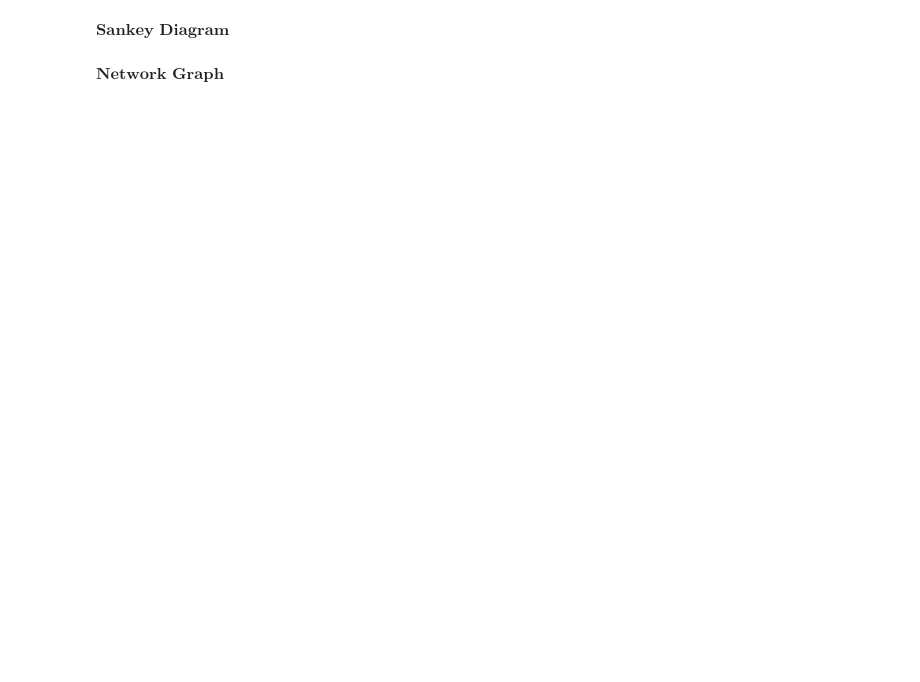
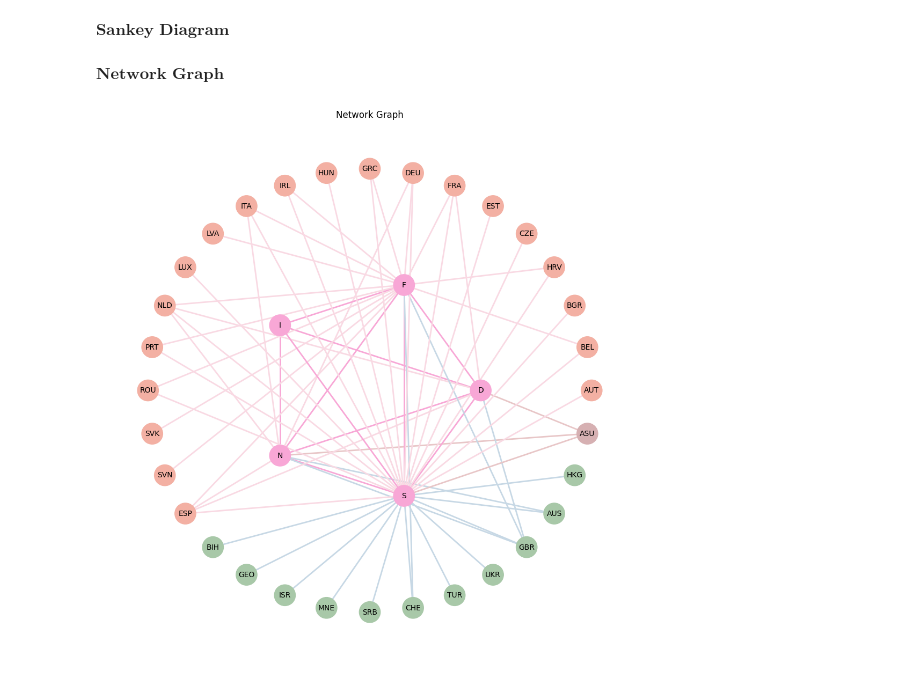
Before and after one commit to Liyari/Plot, a Jupyter notebook: plots.ipynb, the cells around one changed output. Saved outputs shown, nothing was run; the diff lists cells and outputs as text; code cells hidden in the pictures; blank space fills up the shorter version.

```diff
--- a/plots.ipynb
+++ b/plots.ipynb
@@ -68,2 +131,95 @@ $\textbf{Sankey Diagram}$
 # %% [markdown]
 $\textbf{Network Graph}$
+# %%
+import pandas as pd
+import networkx as nx
+import numpy as np
+import matplotlib.pyplot as plt
+
+def load_and_create_graph(csv_path):
+    data = pd.read_csv(csv_path)
+    G = nx.Graph()
+    nodes = data.columns[1:].tolist()
+    G.add_nodes_from(nodes)
+
+    for _, row in data.iterrows():
+        node = row['LABELS']
+        for target, value in row[1:].items():
+            if value > 0:
+                G.add_edge(node, target, weight=value)
+    return G, nodes
+
+def calculate_positions_and_colors(nodes):
+    pentagon_nodes = ['D', 'F', 'I', 'N', 'S']
+    angle = np.linspace(0, 2 * np.pi, len(pentagon_nodes), endpoint=False)
+    pos = {node: (np.cos(a), np.sin(a)) for node, a in zip(pentagon_nodes, angle)}
+
+    outer_radius = 2
+    yellow_nodes = [node for node in nodes if node in ['AUT', 'BEL', 'BGR', 'HRV', 'CZE', 'EST', 'FRA', 'DEU', 'GRC', 'HUN', 'IRL', 'ITA', 'LVA', 'LUX', 'NLD', 'PRT', 'ROU', 'SVK', 'SVN', 'ESP']]
+    green_nodes = [node for node in nodes if node in ['BIH', 'GEO', 'ISR', 'MNE', 'SRB', 'CHE', 'TUR', 'UKR', 'GBR', 'AUS', 'HKG', 'USA']]
+    gray_nodes = ['ASU']
+    outer_nodes = yellow_nodes + green_nodes + gray_nodes
+
+    outer_angle = np.linspace(0, 2 * np.pi, len(outer_nodes), endpoint=False)
+    for i, node in enumerate(outer_nodes):
+        pos[node] = (outer_radius * np.cos(outer_angle[i]), outer_radius * np.sin(outer_angle[i]))
+
+    color_map = {
+        'D': '#F8A7D6', 'F': '#F8A7D6', 'I': '#F8A7D6', 'N': '#F8A7D6', 'S': '#F8A7D6',
+        'BIH': '#A8C8A8', 'GEO': '#A8C8A8', 'ISR': '#A8C8A8', 'MNE': '#A8C8A8', 'SRB': '#A8C8A8',
+        'CHE': '#A8C8A8', 'TUR': '#A8C8A8', 'UKR': '#A8C8A8', 'GBR': '#A8C8A8', 'AUS': '#A8C8A8',
+        'HKG': '#A8C8A8', 'USA': '#A8C8A8',
+        'AUT': '#F3B0A3', 'BEL': '#F3B0A3', 'BGR': '#F3B0A3', 'HRV': '#F3B0A3', 'CZE': '#F3B0A3',
+        'EST': '#F3B0A3', 'FRA': '#F3B0A3', 'DEU': '#F3B0A3', 'GRC': '#F3B0A3', 'HUN': '#F3B0A3',
+        'IRL': '#F3B0A3', 'ITA': '#F3B0A3', 'LVA': '#F3B0A3', 'LUX': '#F3B0A3', 'NLD': '#F3B0A3',
+        'PRT': '#F3B0A3', 'ROU': '#F3B0A3', 'SVK': '#F3B0A3', 'SVN': '#F3B0A3', 'ESP': '#F3B0A3',
+        'ASU': '#D6B0B2'
+    }
+
+    return pos, color_map, pentagon_nodes, outer_nodes, yellow_nodes, green_nodes, gray_nodes
+
+def filter_edges_for_display(G, display_nodes):
+    return [(u, v) for u, v in G.edges() if u in display_nodes and v in display_nodes]
+
+def determine_edge_colors(outer_nodes, yellow_nodes, green_nodes, gray_nodes, G):
+    edge_colors = []
+    for u, v in G.edges():
+        if v in yellow_nodes:
+            edge_colors.append('#F9D9E3')
+        elif v in green_nodes:
+            edge_colors.append('#C7D8E5')
+        elif v in gray_nodes:
+            edge_colors.append('#E8C6C7')
+        else:
+            edge_colors.append('#F8A7D6')
+    return edge_colors
+
+def draw_network(H, subgraph_pos, subgraph_colors, edge_colors):
+    plt.figure(figsize=(10, 10))
+    nx.draw(H, pos=subgraph_pos, with_labels=True, node_color=subgraph_colors, node_size=800, font_size=10, edge_color=edge_colors, width=2)
+    plt.title('Network Graph')
+    plt.show()
+
+def main():
+    csv_path = 'networks_assignment.csv'
+    G, nodes = load_and_create_graph(csv_path)
+
+    pos, color_map, pentagon_nodes, outer_nodes, yellow_nodes, green_nodes, gray_nodes = calculate_positions_and_colors(nodes)
+
+    node_colors = [color_map.get(node, '#A8B6E2') for node in G.nodes()]
+
+    display_nodes = pentagon_nodes + outer_nodes
+    display_edges = filter_edges_for_display(G, display_nodes)
+
+    H = G.edge_subgraph(display_edges).copy()
+    subgraph_pos = {node: pos[node] for node in H.nodes()}
+    subgraph_colors = [color_map[node] for node in H.nodes()]
+
+    edge_colors = determine_edge_colors(outer_nodes, yellow_nodes, green_nodes, gray_nodes, H)
+
+    draw_network(H, subgraph_pos, subgraph_colors, edge_colors)
+
+if __name__ == '__main__':
+    main()
+# %% [output]
+[figure, added]
```
Also changed, not shown: parts of 2 cells of this notebook.
